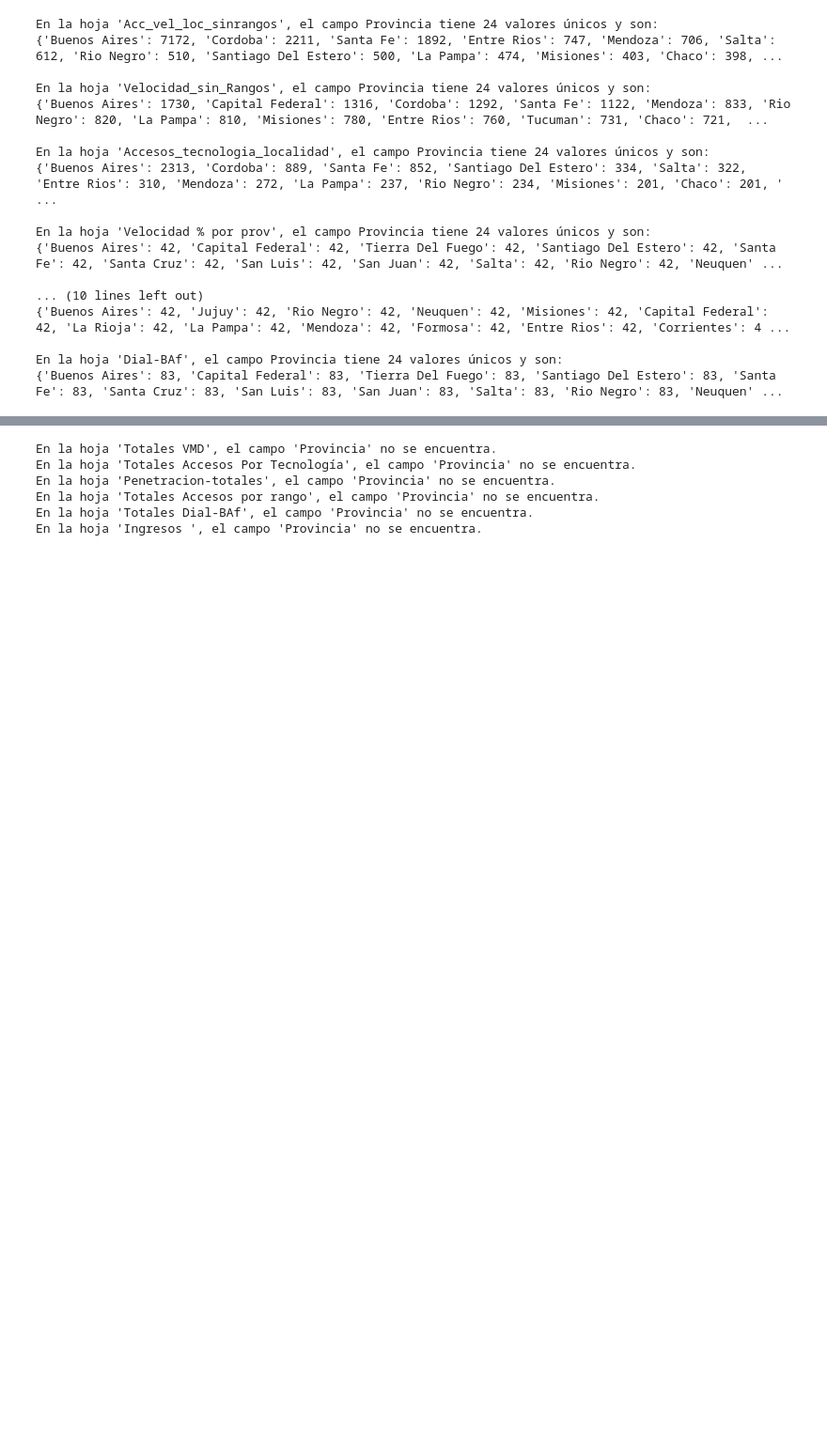
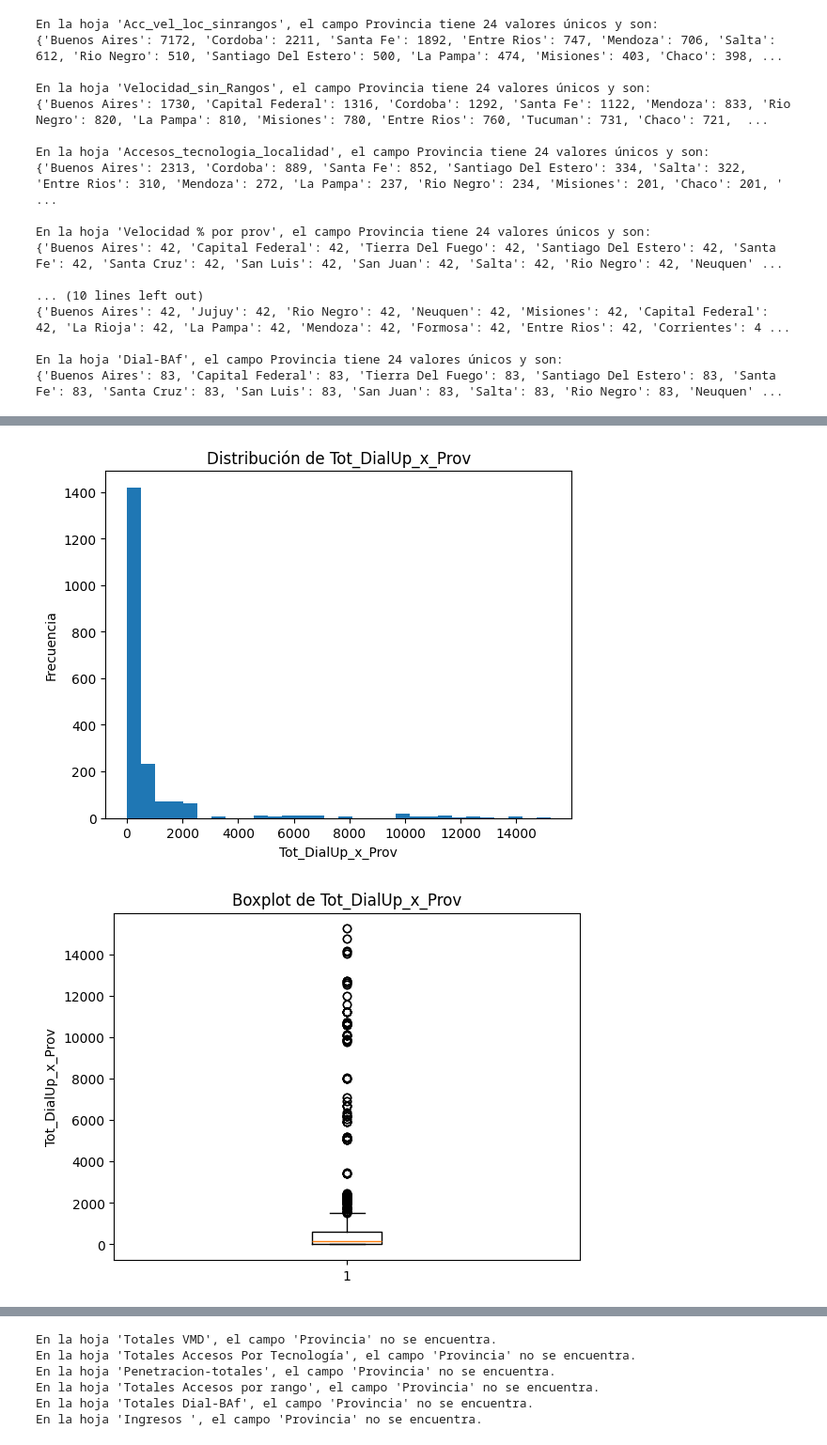
Before and after one commit to salopezna/2_PI_SoyHenry., a Jupyter notebook: ETL.ipynb, the cells around one changed output, grey strips where cells are left out. Shown at 94% size. Cells and saved outputs as stored; diff of their text form; code cells hidden in the pictures; blank space fills up the shorter version.

```diff
--- a/ETL.ipynb
+++ b/ETL.ipynb
@@ -203,0 +224,6 @@ Cantidad de categorias unicas: 24
+# %%
+# Validamos el valor Nulo del campo "link Indec" en la hoja "Acc_vel_loc_sinrangos" y por su baja cantidad se imputa a la media:
+print("Datos nulos en la hoja Acc_vel_loc_sinrangos en el campo link Indec:",df_internet["Acc_vel_loc_sinrangos"]["link Indec"].isnull().sum(), "de", df_internet["Acc_vel_loc_sinrangos"]["link Indec"].shape[0])
+print(df_internet["Acc_vel_loc_sinrangos"][df_internet["Acc_vel_loc_sinrangos"]["link Indec"].isnull()])
+df_internet["Acc_vel_loc_sinrangos"]["link Indec"].fillna(df_internet["Acc_vel_loc_sinrangos"]["link Indec"].mode()[0], inplace=True)
+print("Datos nulos en el hoja Acc_vel_loc_sinrangos en el campo link Indec luego de la imputación:",df_internet["Acc_vel_loc_sinrangos"]["link Indec"].isnull().sum(), "de", df_internet["Acc_vel_loc_sinrangos"]["link Indec"].shape[0])
@@ -289,0 +275,6 @@ Estandarizamos los nombres "Caba" en e l campo "Provincia" por "Capital Federal"
+# %%
+# Hacemos casting a los datos de los campos "Año" y "Trimestre" de la hoja "Accesos Por Tecnología" a tipo "Int":
+from functions import normalizar_y_cast_numero
+hojas = ["Accesos Por Tecnología"]
+campos = ["Año", "Trimestre"]
+df_internet = normalizar_y_cast_numero(df_internet, hojas, campos)
@@ -289,0 +283,3 @@ Estandarizamos los nombres "Caba" en e l campo "Provincia" por "Capital Federal"
+# %%
+# - Eliminamos datos nulos presentes en la hoja "Accesos Por Tecnología" (obedece a dos filas sin datos por una notacion que traía el archivo):
+df_internet["Accesos Por Tecnología"] = df_internet["Accesos Por Tecnología"].dropna()
@@ -289,0 +288,3 @@ Estandarizamos los nombres "Caba" en e l campo "Provincia" por "Capital Federal"
+# %%
+# Volvemos positivos dos datos del campo "Tot_Acc_rango_Otros_Mbps_x_Prov" en la hoja "Accesos por rangos" que aparecen con un signo negativo o guion:
+df_internet["Accesos por rangos"]["Tot_Acc_rango_Otros_Mbps_x_Prov"] = df_internet["Accesos por rangos"]["Tot_Acc_rango_Otros_Mbps_x_Prov"].abs()
@@ -289,0 +304,27 @@ Estandarizamos los nombres "Caba" en e l campo "Provincia" por "Capital Federal"
+# %%
+# Al ser solo 4 datos de 1992 entonces s emantienen en Nulo lo cual no afectará el análisis.57
+import matplotlib.pyplot as plt
+
+# Suponiendo que df_internet["Dial-BAf"] es tu DataFrame para la hoja Dial-BAf:
+df_dial_baf = df_internet["Dial-BAf"]
+
+# Seleccionar la columna y eliminar los NaN (o reemplazarlos si prefieres)
+data = df_dial_baf["Tot_DialUp_x_Prov"].dropna()
+
+# Histograma
+plt.figure()
+plt.hist(data, bins=30)
+plt.title("Distribución de Tot_DialUp_x_Prov")
+plt.xlabel("Tot_DialUp_x_Prov")
+plt.ylabel("Frecuencia")
+plt.show()
+
+# Boxplot para ver la dispersión y detectar outliers
+plt.figure()
+plt.boxplot(data)
+plt.title("Boxplot de Tot_DialUp_x_Prov")
+plt.ylabel("Tot_DialUp_x_Prov")
+plt.show()
+# %% [output]
+[figure, added]
+[figure, added]
```
Also changed, not shown: parts of 23 cells of this notebook, 1 other file.
